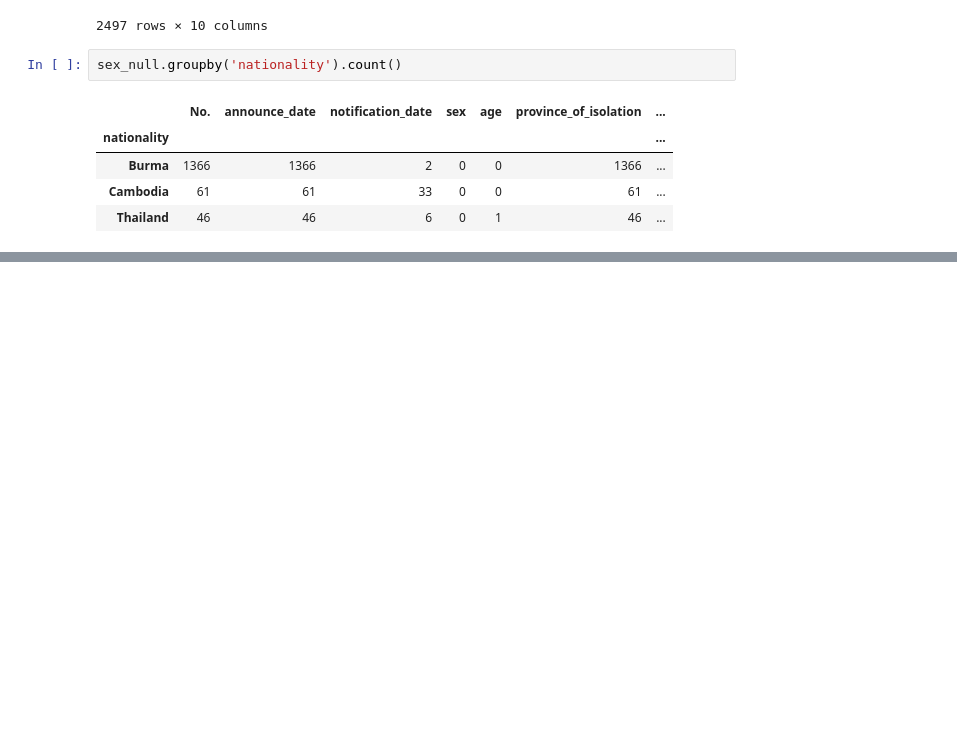
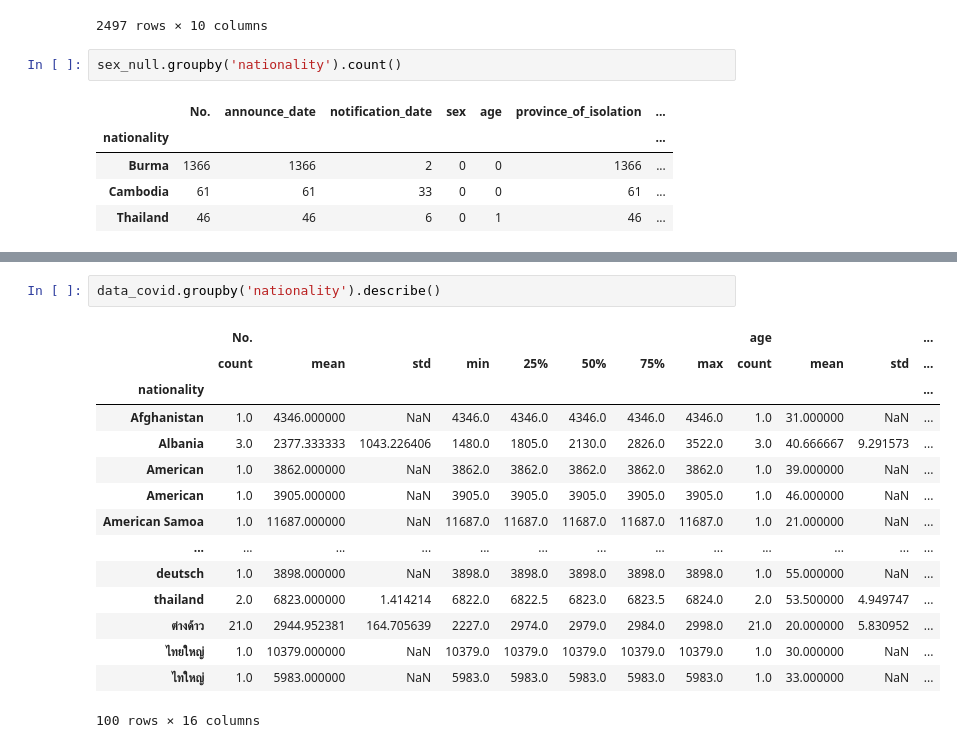
Before and after one commit to MeenTers/data_viz, a Jupyter notebook: Pandas102.ipynb, the cells around one changed output, grey strips where cells are left out. Drawn from its saved outputs; the diff is of its cells as text; blank space fills up the shorter version.

```diff
--- a/Pandas102.ipynb
+++ b/Pandas102.ipynb
@@ -339,0 +363,18 @@ sex_null.groupby('nationality').count()
+# %%
+data_covid.groupby('nationality').describe()
+# %% [output]
+|  | No. |  |  |  |  |  |  |  | age |  |  | ... |
+|  | count | mean | std | min | 25% | 50% | 75% | max | count | mean | std | ... |
+| nationality |  |  |  |  |  |  |  |  |  |  |  | ... |
+| Afghanistan | 1.0 | 4346.000000 | NaN | 4346.0 | 4346.0 | 4346.0 | 4346.0 | 4346.0 | 1.0 | 31.000000 | NaN | ... |
+| Albania | 3.0 | 2377.333333 | 1043.226406 | 1480.0 | 1805.0 | 2130.0 | 2826.0 | 3522.0 | 3.0 | 40.666667 | 9.291573 | ... |
+| American | 1.0 | 3862.000000 | NaN | 3862.0 | 3862.0 | 3862.0 | 3862.0 | 3862.0 | 1.0 | 39.000000 | NaN | ... |
+| American | 1.0 | 3905.000000 | NaN | 3905.0 | 3905.0 | 3905.0 | 3905.0 | 3905.0 | 1.0 | 46.000000 | NaN | ... |
+| American Samoa | 1.0 | 11687.000000 | NaN | 11687.0 | 11687.0 | 11687.0 | 11687.0 | 11687.0 | 1.0 | 21.000000 | NaN | ... |
+| ... | ... | ... | ... | ... | ... | ... | ... | ... | ... | ... | ... | ... |
+| deutsch | 1.0 | 3898.000000 | NaN | 3898.0 | 3898.0 | 3898.0 | 3898.0 | 3898.0 | 1.0 | 55.000000 | NaN | ... |
+| thailand | 2.0 | 6823.000000 | 1.414214 | 6822.0 | 6822.5 | 6823.0 | 6823.5 | 6824.0 | 2.0 | 53.500000 | 4.949747 | ... |
+| ต่างด้าว | 21.0 | 2944.952381 | 164.705639 | 2227.0 | 2974.0 | 2979.0 | 2984.0 | 2998.0 | 21.0 | 20.000000 | 5.830952 | ... |
+| ไทยใหญ่ | 1.0 | 10379.000000 | NaN | 10379.0 | 10379.0 | 10379.0 | 10379.0 | 10379.0 | 1.0 | 30.000000 | NaN | ... |
+| ไทใหญ่ | 1.0 | 5983.000000 | NaN | 5983.0 | 5983.0 | 5983.0 | 5983.0 | 5983.0 | 1.0 | 33.000000 | NaN | ... |
+100 rows × 16 columns
```
Also changed, not shown: parts of 26 cells of this notebook.
